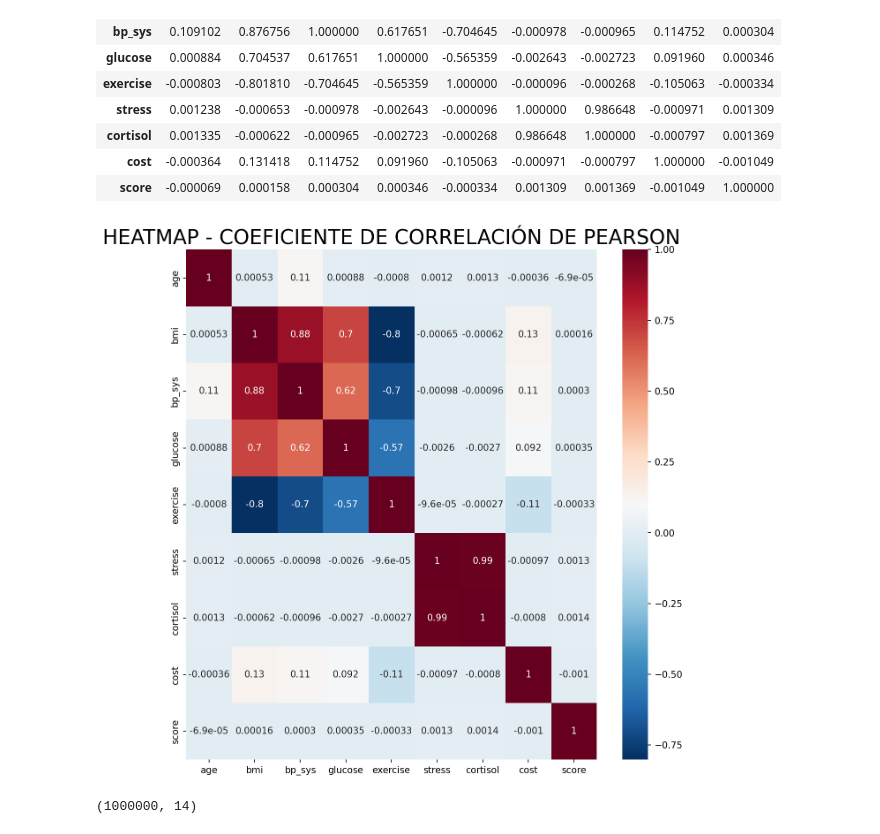
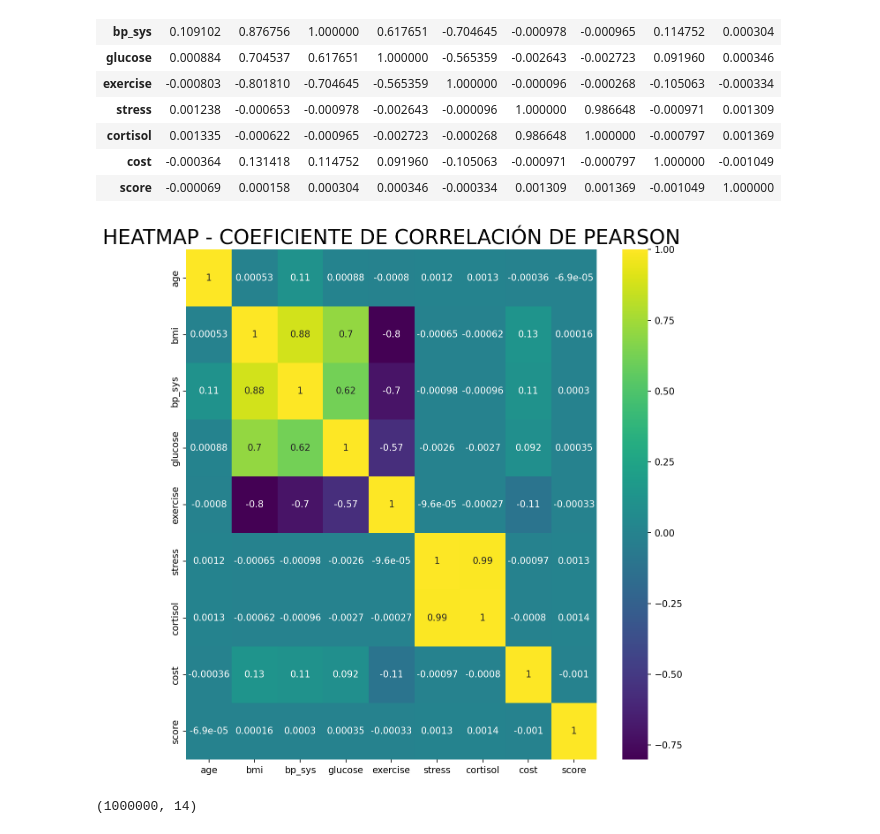
Before and after one commit to hector1994/git_testing_sprint7_cohorte_97, a Jupyter notebook: SPRINT_8_DA_97_CORRELACIONES.ipynb, the cells around one changed output. Drawn from its saved outputs; the diff is of its cells as text; code cells hidden in the pictures.

Commit message:
Cambiamos color de heatmap y escribimos un mensaje abajo.

```diff
--- a/SPRINT_8_DA_97_CORRELACIONES.ipynb
+++ b/SPRINT_8_DA_97_CORRELACIONES.ipynb
@@ -96,16 +96,16 @@ matriz_correlacion_pearson
 # %%
 #HEATMAP: MAPA DE CALOR ASOCIADO A LA MATRIZ DE CORRELACIONES - PEARSON
 
 plt.figure(figsize = (10, 10), dpi = 150)
 sns.heatmap(data = matriz_correlacion_pearson,
             annot = True,
-            cmap = 'RdBu_r')
+            cmap = 'viridis')
 
 plt.title("HEATMAP - COEFICIENTE DE CORRELACIÓN DE PEARSON", fontsize = 22)
 plt.savefig("Mapa_calor_df.png", dpi= 150)
 plt.show()
 # %% [output]
-[figure, old version]
+[figure, new version]
 # %%
 df.shape
 # %% [output]
```
Also changed, not shown: parts of 3 cells of this notebook.
